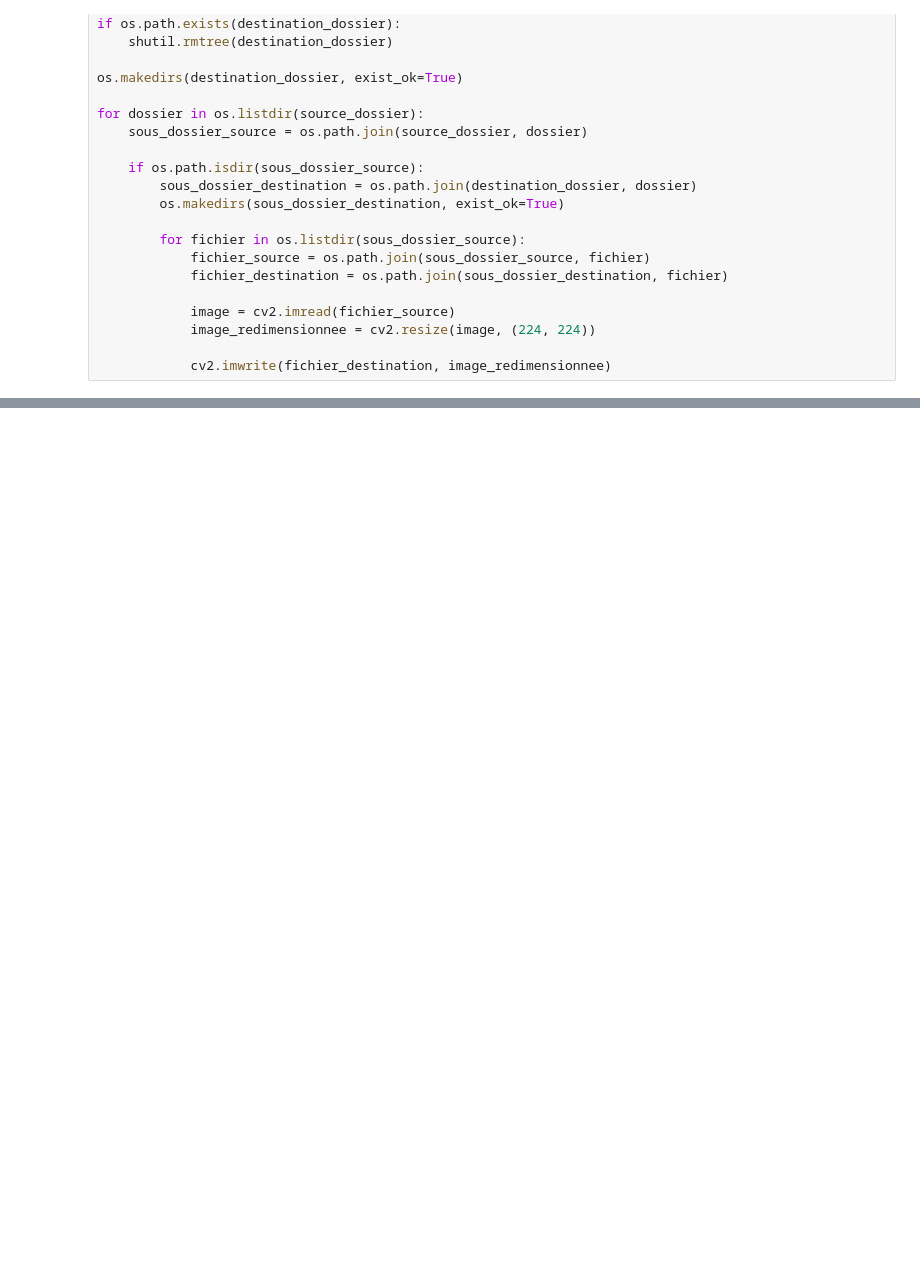
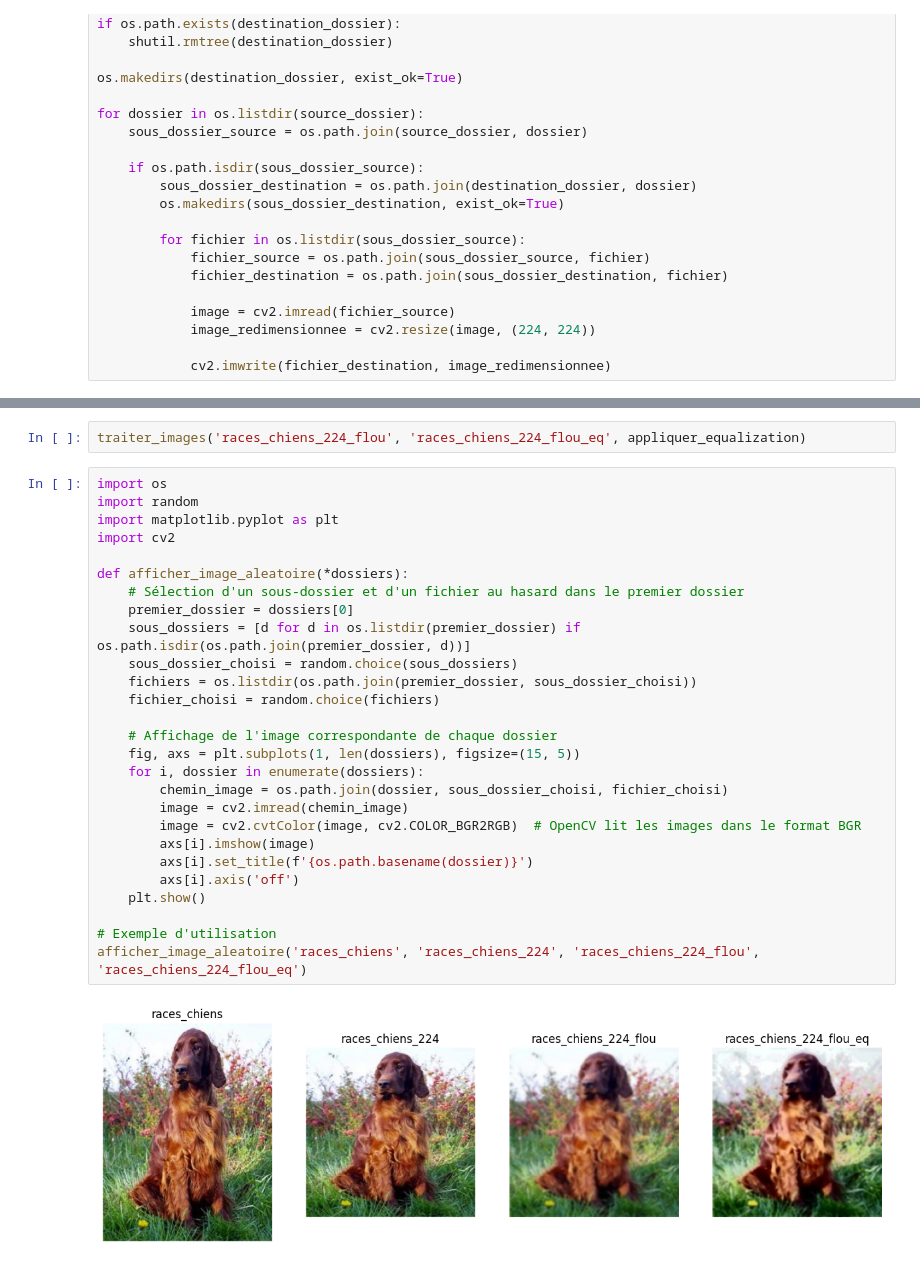
Before and after one commit to juuljul/pets-computer-vision, a Jupyter notebook: sift-4-races.ipynb, the cells around one changed output, grey strips where cells are left out. Saved outputs shown, nothing was run; the diff lists cells and outputs as text; blank space fills up the shorter version.

```diff
--- a/sift-4-races.ipynb
+++ b/sift-4-races.ipynb
@@ -173,0 +268,31 @@ for dossier in os.listdir(source_dossier):
+# %%
+traiter_images('races_chiens_224_flou', 'races_chiens_224_flou_eq', appliquer_equalization)
+# %%
+import os
+import random
+import matplotlib.pyplot as plt
+import cv2
+
+def afficher_image_aleatoire(*dossiers):
+    # Sélection d'un sous-dossier et d'un fichier au hasard dans le premier dossier
+    premier_dossier = dossiers[0]
+    sous_dossiers = [d for d in os.listdir(premier_dossier) if os.path.isdir(os.path.join(premier_dossier, d))]
+    sous_dossier_choisi = random.choice(sous_dossiers)
+    fichiers = os.listdir(os.path.join(premier_dossier, sous_dossier_choisi))
+    fichier_choisi = random.choice(fichiers)
+
+    # Affichage de l'image correspondante de chaque dossier
+    fig, axs = plt.subplots(1, len(dossiers), figsize=(15, 5))
+    for i, dossier in enumerate(dossiers):
+        chemin_image = os.path.join(dossier, sous_dossier_choisi, fichier_choisi)
+        image = cv2.imread(chemin_image)
+        image = cv2.cvtColor(image, cv2.COLOR_BGR2RGB)  # OpenCV lit les images dans le format BGR
+        axs[i].imshow(image)
+        axs[i].set_title(f'{os.path.basename(dossier)}')
+        axs[i].axis('off')
+    plt.show()
+
+# Exemple d'utilisation
+afficher_image_aleatoire('races_chiens', 'races_chiens_224', 'races_chiens_224_flou', 'races_chiens_224_flou_eq')
+# %% [output]
+[figure, added]
```
Also changed, not shown: parts of 48 cells of this notebook.
